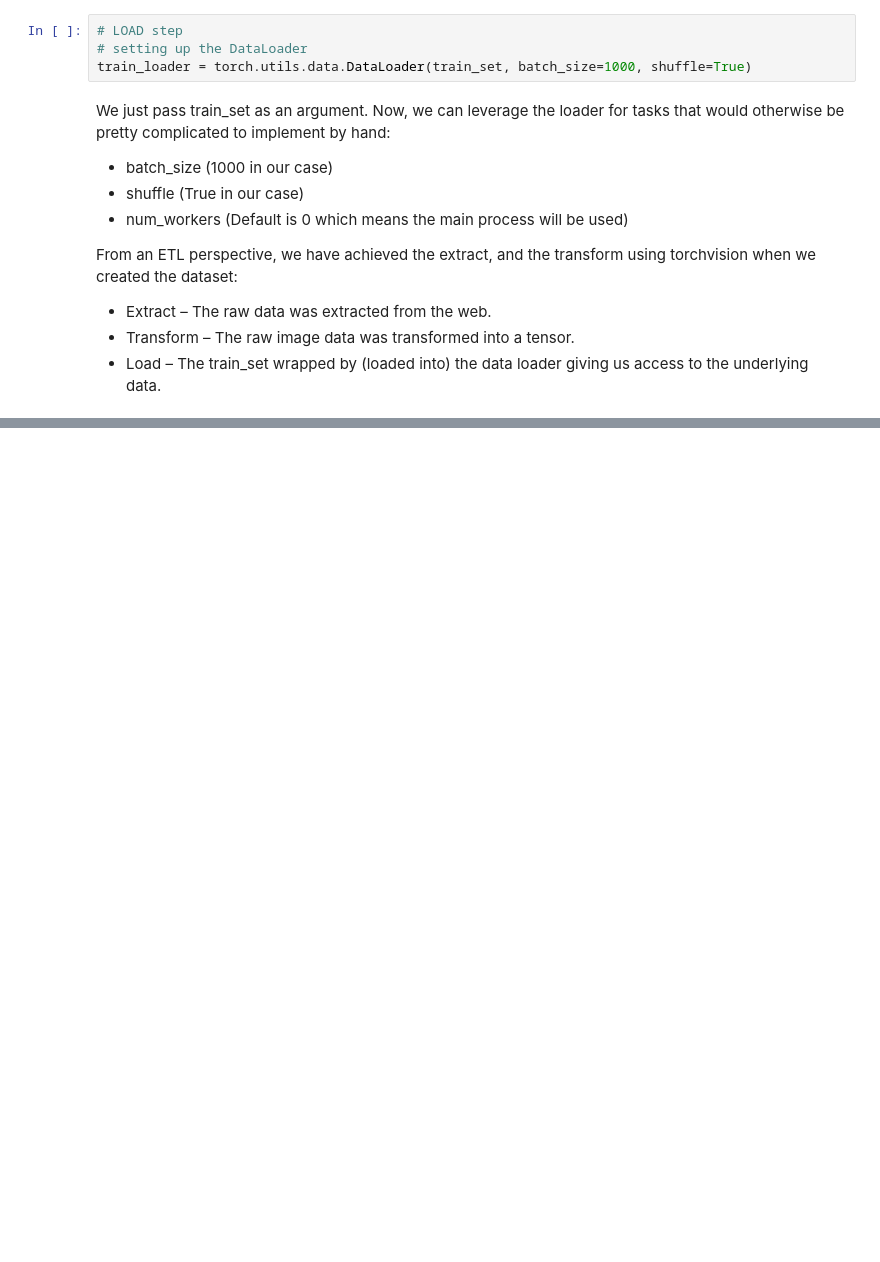
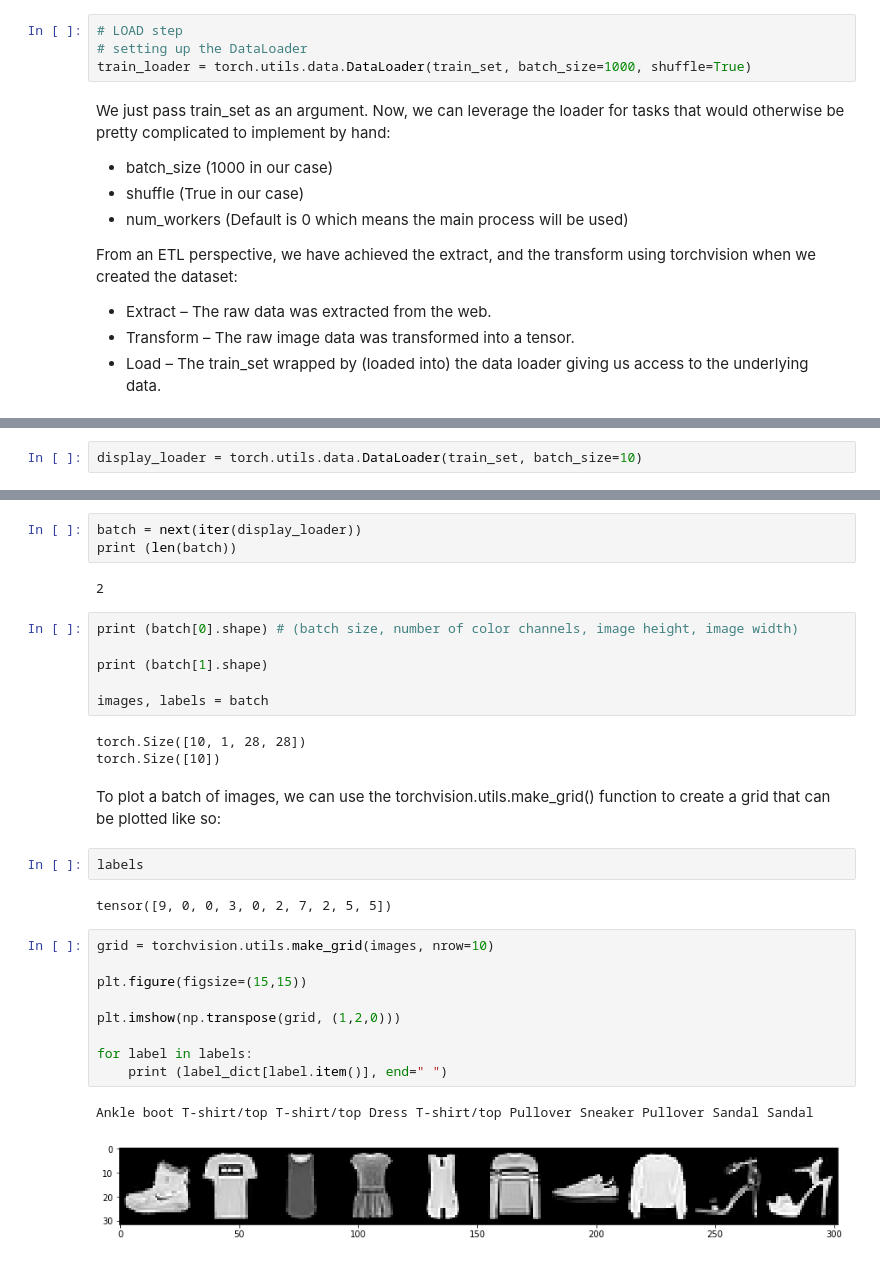
Before and after one commit to ShaunakSen/Deep-Learning, a Jupyter notebook: Neural Network Programming - PyTorch/Neural Network Programming PyTorch.ipynb, the cells around one changed output, grey strips where cells are left out. Saved outputs shown, nothing was run; the diff lists cells and outputs as text; blank space fills up the shorter version.

```diff
--- a/Neural Network Programming - PyTorch/Neural Network Programming PyTorch.ipynb
+++ b/Neural Network Programming - PyTorch/Neural Network Programming PyTorch.ipynb
@@ -1497,0 +1602,2 @@ From an ETL perspective, we have achieved the extract, and the transform using t
+# %%
+display_loader = torch.utils.data.DataLoader(train_set, batch_size=10)
@@ -1497,0 +1608,32 @@ From an ETL perspective, we have achieved the extract, and the transform using t
+# %%
+batch = next(iter(display_loader))
+print (len(batch))
+# %% [output]
+2
+# %%
+print (batch[0].shape) # (batch size, number of color channels, image height, image width)
+
+print (batch[1].shape)
+
+images, labels = batch
+# %% [output]
+torch.Size([10, 1, 28, 28])
+torch.Size([10])
+# %% [markdown]
+To plot a batch of images, we can use the torchvision.utils.make_grid() function to create a grid that can be plotted like so:
+# %%
+labels
+# %% [output]
+tensor([9, 0, 0, 3, 0, 2, 7, 2, 5, 5])
+# %%
+grid = torchvision.utils.make_grid(images, nrow=10)
+
+plt.figure(figsize=(15,15))
+
+plt.imshow(np.transpose(grid, (1,2,0)))
+
+for label in labels:
+    print (label_dict[label.item()], end=" ")
+# %% [output]
+Ankle boot T-shirt/top T-shirt/top Dress T-shirt/top Pullover Sneaker Pullover Sandal Sandal
+[figure, added]
```
Also changed, not shown: parts of 19 cells of this notebook.
